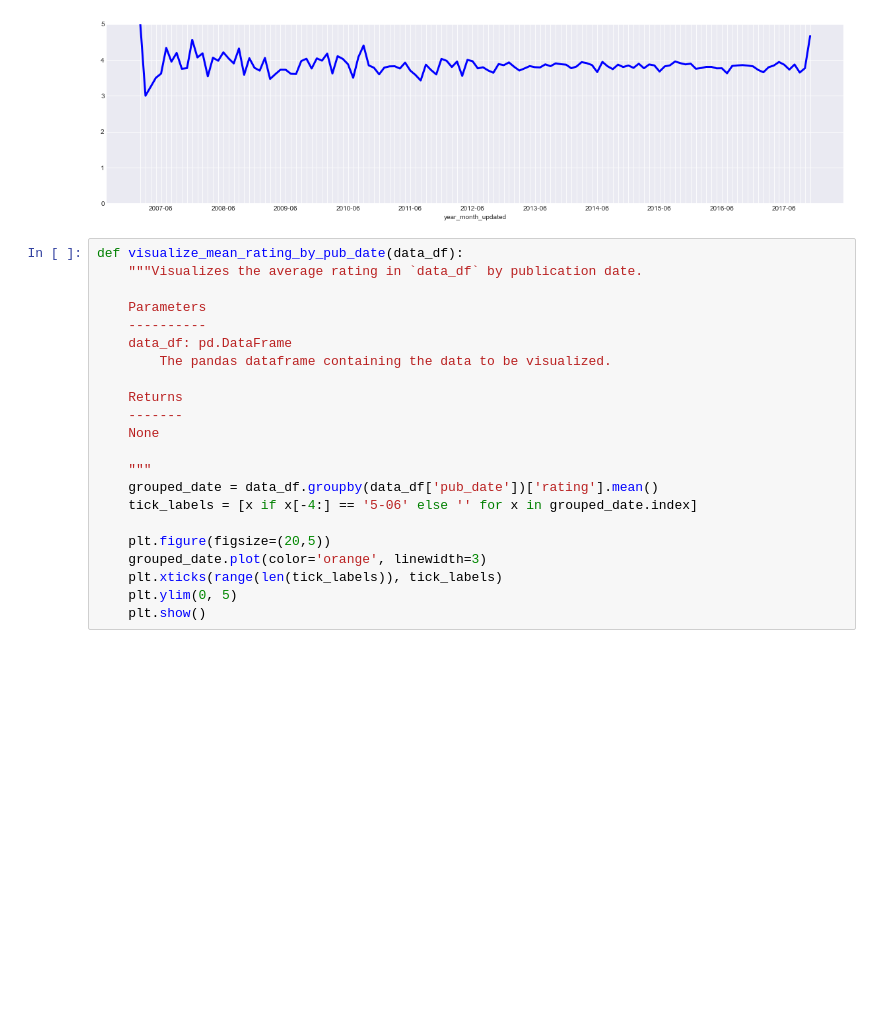
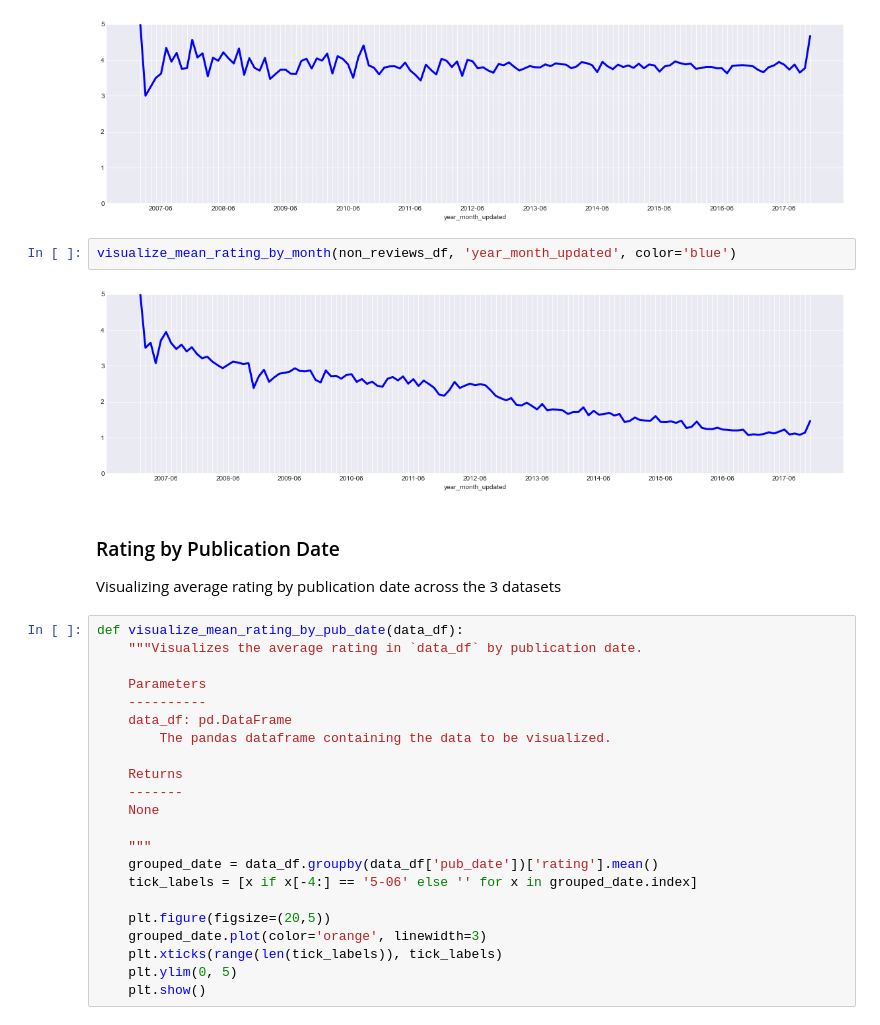
Before and after one commit to MattB17/MLProject, a Jupyter notebook: Exploratory.ipynb, the cells around one changed output. Cells and saved outputs as stored; diff of their text form; blank space fills up the shorter version.

```diff
--- a/Exploratory.ipynb
+++ b/Exploratory.ipynb
@@ -230,6 +275,14 @@ visualize_mean_rating_by_month(all_interactions_df, 'year_month_updated', color=
 visualize_mean_rating_by_month(reviews_df, 'year_month_updated', color='blue')
 # %% [output]
 [figure]
+# %%
+visualize_mean_rating_by_month(non_reviews_df, 'year_month_updated', color='blue')
+# %% [output]
+[figure, added]
+# %% [markdown]
+### Rating by Publication Date
+
+Visualizing average rating by publication date across the 3 datasets
 # %%
 def visualize_mean_rating_by_pub_date(data_df):
     """Visualizes the average rating in `data_df` by publication date.
```
Also changed, not shown: parts of 26 cells of this notebook.
